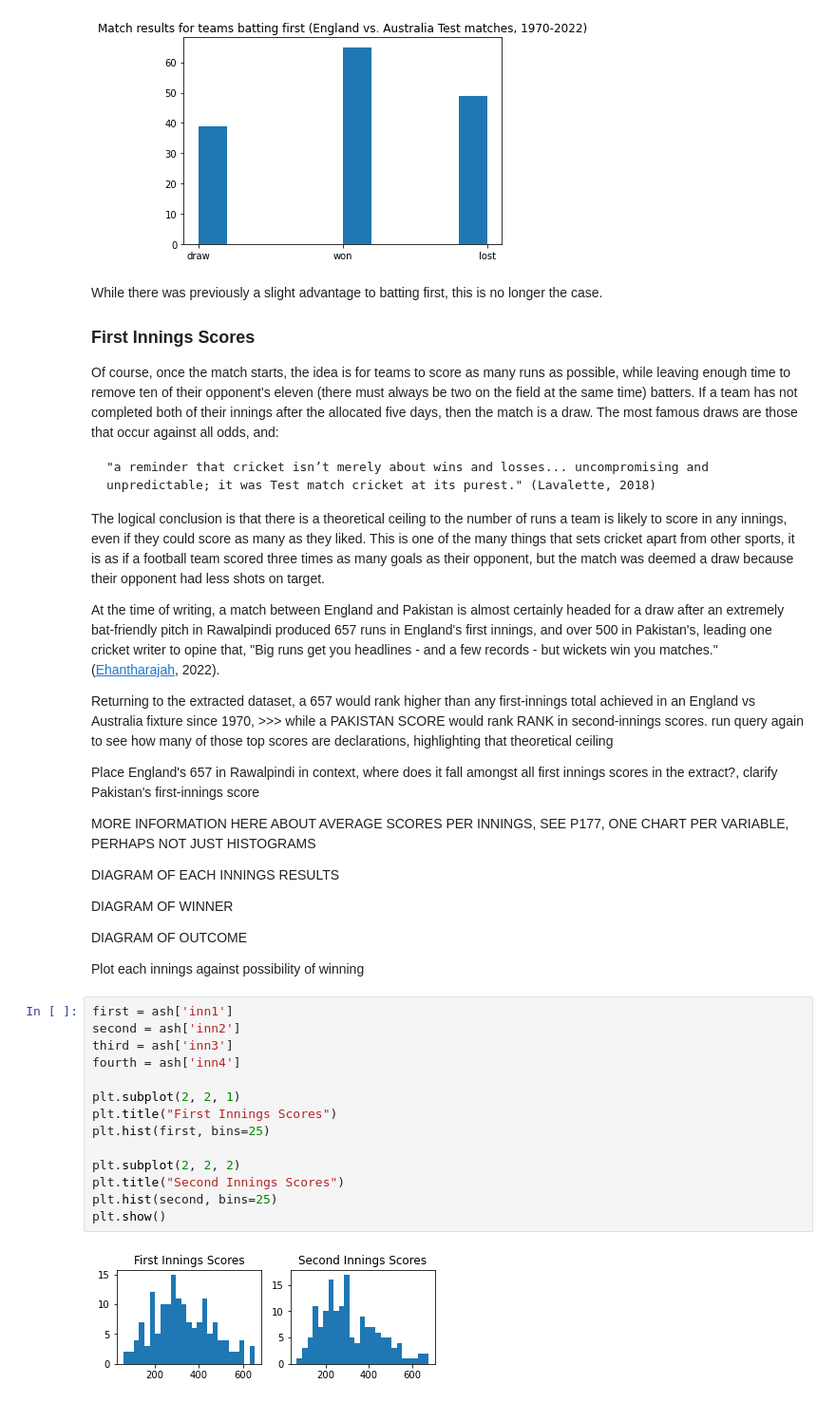
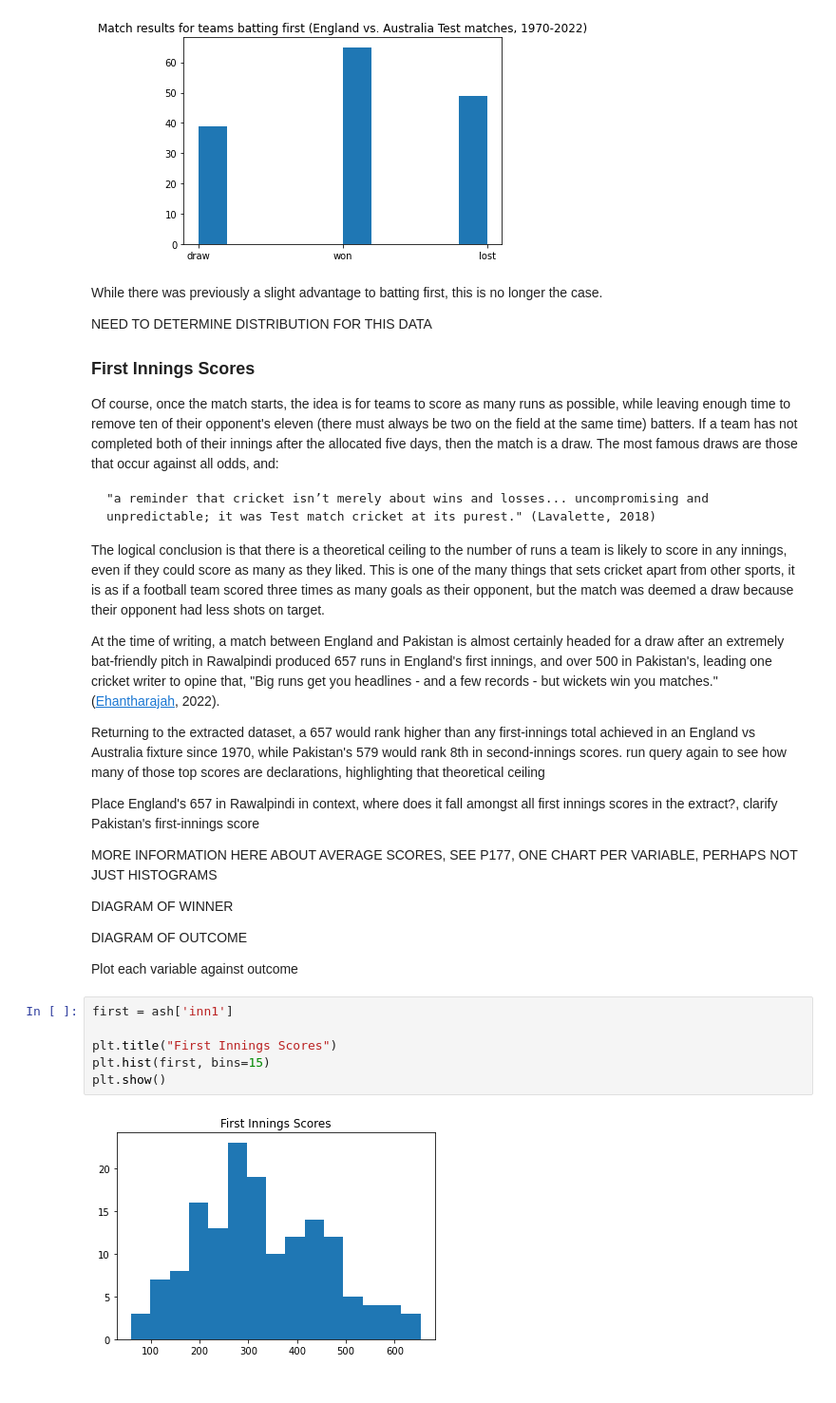
Before and after one commit to kiehozero/atu-progda-assignment, a Jupyter notebook: assignment.ipynb, the cells around one changed output. Shown: that part at 95% size. Saved outputs shown, nothing was run; the diff lists cells and outputs as text.

Commit message:
Refined notes on innings totals

```diff
--- a/assignment.ipynb
+++ b/assignment.ipynb
@@ -186,6 +185,8 @@ plt.show()
 [figure]
 # %% [markdown]
 While there was previously a slight advantage to batting first, this is no longer the case.
+
+NEED TO DETERMINE DISTRIBUTION FOR THIS DATA
 
 ### First Innings Scores
 
@@ -197,7 +198,7 @@ The logical conclusion is that there is a theoretical ceiling to the number of r
 
 At the time of writing, a match between England and Pakistan is almost certainly headed for a draw after an extremely bat-friendly pitch in Rawalpindi produced 657 runs in England's first innings, and over 500 in Pakistan's, leading one cricket writer to opine that, "Big runs get you headlines - and a few records - but wickets win you matches." ([Ehantharajah](https://www.espncricinfo.com/story/pakistan-vs-england-1st-test-rawalpindi-england-feel-the-funk-in-bid-to-overcome-unforgiving-pindi-pitch-1347874), 2022).
 
-Returning to the extracted dataset, a 657 would rank higher than any first-innings total achieved in an England vs Australia fixture since 1970, >>> while a PAKISTAN SCORE would rank RANK in second-innings scores. run query again to see how many of those top scores are declarations, highlighting that theoretical ceiling
+Returning to the extracted dataset, a 657 would rank higher than any first-innings total achieved in an England vs Australia fixture since 1970, while Pakistan's 579 would rank 8th in second-innings scores. run query again to see how many of those top scores are declarations, highlighting that theoretical ceiling
 
 Place England's 657 in Rawalpindi in context, where does it fall amongst all first innings scores in the extract?, clarify Pakistan's first-innings score
 
@@ -205,28 +206,18 @@ Place England's 657 in Rawalpindi in context, where does it fall amongst all fir
 
 
 
-MORE INFORMATION HERE ABOUT AVERAGE SCORES PER INNINGS, SEE P177, ONE CHART PER VARIABLE, PERHAPS NOT JUST HISTOGRAMS
-
-DIAGRAM OF EACH INNINGS RESULTS
+MORE INFORMATION HERE ABOUT AVERAGE SCORES, SEE P177, ONE CHART PER VARIABLE, PERHAPS NOT JUST HISTOGRAMS
 
 DIAGRAM OF WINNER
 
 DIAGRAM OF OUTCOME
 
-Plot each innings against possibility of winning
+Plot each variable against outcome
 # %%
 first = ash['inn1']
-second = ash['inn2']
-third = ash['inn3']
-fourth = ash['inn4']
 
-plt.subplot(2, 2, 1)
 plt.title("First Innings Scores")
-plt.hist(first, bins=25)
-
-plt.subplot(2, 2, 2)
-plt.title("Second Innings Scores")
-plt.hist(second, bins=25)
+plt.hist(first, bins=15)
 plt.show()
 # %% [output]
-[figure, old version]
+[figure, new version]
```
Also changed, not shown: parts of 12 cells of this notebook, 1 other file.
